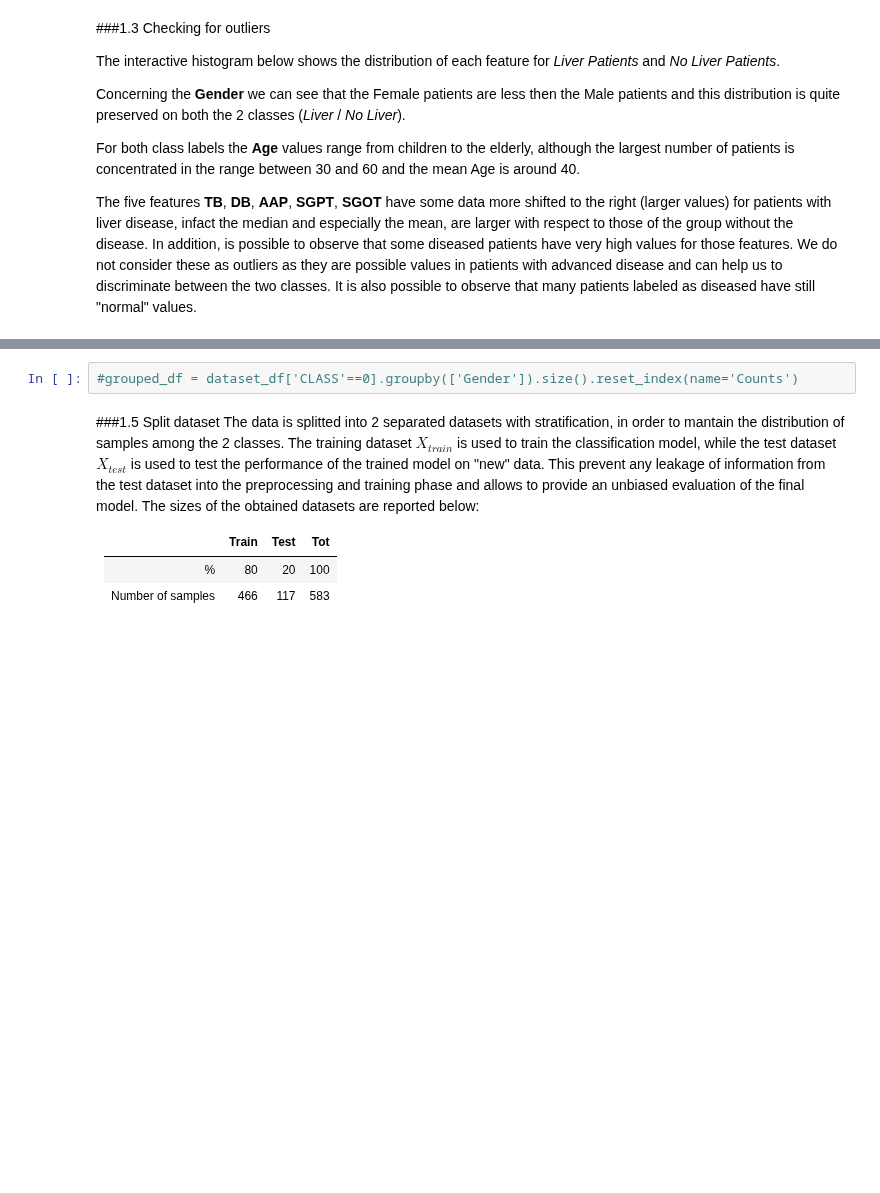
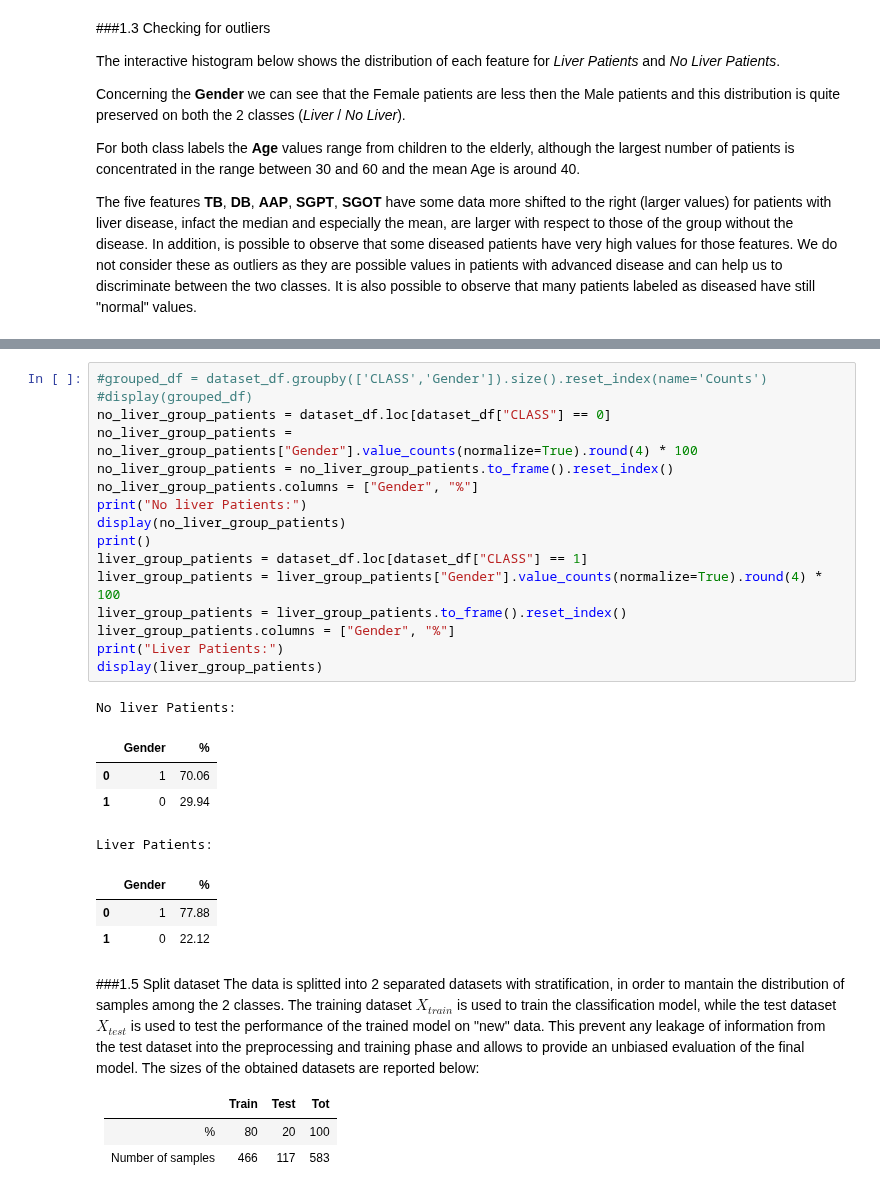
Before and after one commit to Vaxx66/DataSpaces_project, a Jupyter notebook: DataSpaces_project.ipynb, the cells around one changed output, grey strips where cells are left out. Cells and saved outputs as stored; diff of their text form; blank space fills up the shorter version.

Commit message:
tables

```diff
--- a/DataSpaces_project.ipynb
+++ b/DataSpaces_project.ipynb
@@ -1089,8 +1089,31 @@ elif config_dict['GENERAL']['SHOW_METHOD'] == 2:
 py.iplot(fig, filename = 'bar_plot_per_feature')
 # %% [output]
 [interactive output not drawn]
-# %%
-#grouped_df = dataset_df['CLASS'==0].groupby(['Gender']).size().reset_index(name='Counts')
+# %%
+#grouped_df = dataset_df.groupby(['CLASS','Gender']).size().reset_index(name='Counts')
+#display(grouped_df)
+no_liver_group_patients = dataset_df.loc[dataset_df["CLASS"] == 0]
+no_liver_group_patients = no_liver_group_patients["Gender"].value_counts(normalize=True).round(4) * 100
+no_liver_group_patients = no_liver_group_patients.to_frame().reset_index()
+no_liver_group_patients.columns = ["Gender", "%"]
+print("No liver Patients:")
+display(no_liver_group_patients)
+print()
+liver_group_patients = dataset_df.loc[dataset_df["CLASS"] == 1]
+liver_group_patients = liver_group_patients["Gender"].value_counts(normalize=True).round(4) * 100
+liver_group_patients = liver_group_patients.to_frame().reset_index()
+liver_group_patients.columns = ["Gender", "%"]
+print("Liver Patients:")
+display(liver_group_patients)
+# %% [output]
+No liver Patients:
+|  | Gender | % |
+| 0 | 1 | 70.06 |
+| 1 | 0 | 29.94 |
+Liver Patients:
+|  | Gender | % |
+| 0 | 1 | 77.88 |
+| 1 | 0 | 22.12 |
 # %% [markdown]
 ###1.5 Split dataset<a class="anchor" id="split_dataset"></a>
 The data is splitted into 2 separated datasets with stratification, in order to mantain the distribution of samples among the 2 classes. The training dataset $X_{train}$ is used to train the classification model, while the test dataset $X_{test}$ is used to test the performance of the trained model on "new" data. This prevent any leakage of information from the test dataset into the preprocessing and training phase and allows to provide an unbiased evaluation of the final model.
```
Also changed, not shown: parts of 6 cells of this notebook.
